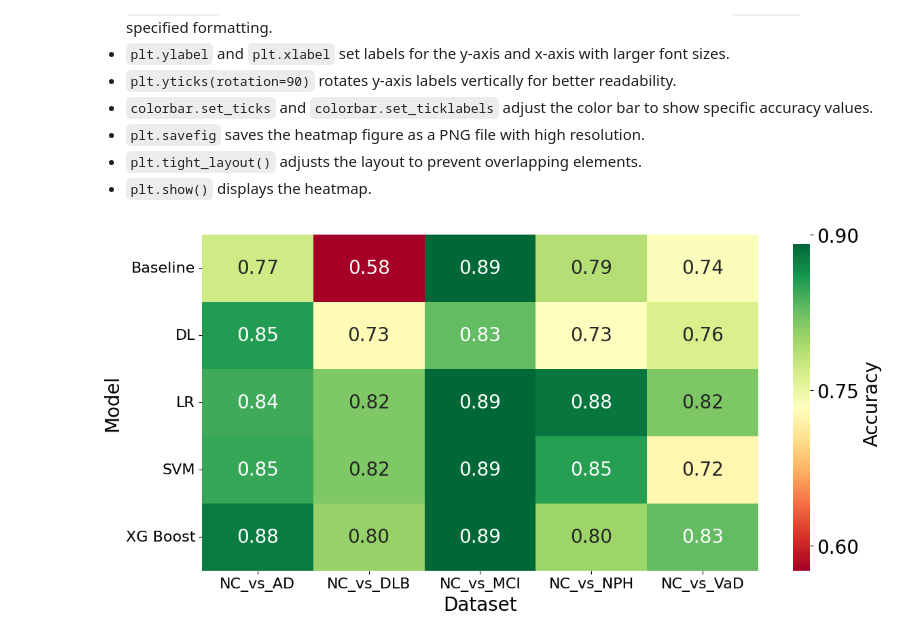
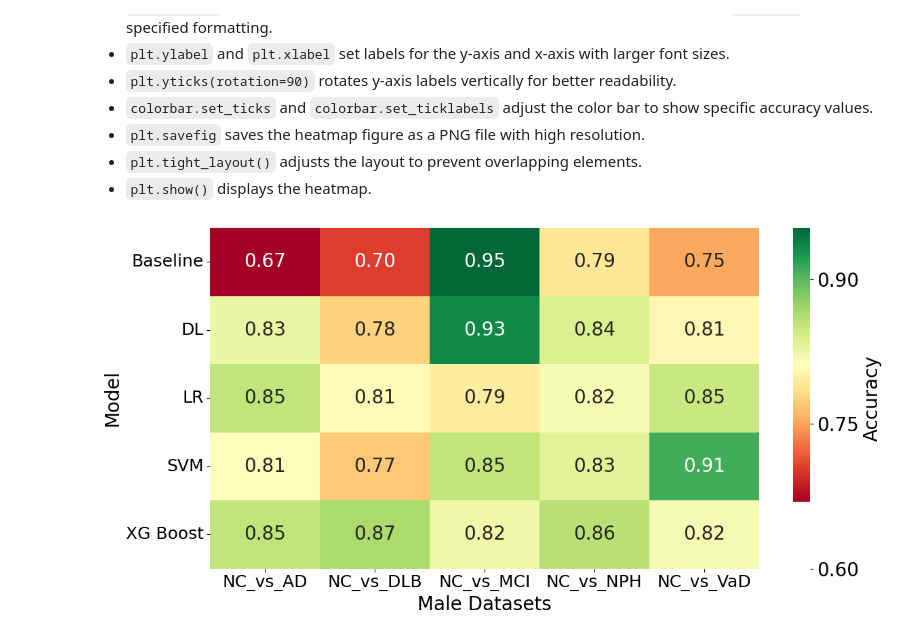
Before and after one commit to vetskiver/Machine-Learning-Uncovers-miRNA-Biomarkers-for-Dementia-Enriched-in-Congenital-Eye-Disease-Pathways, a Jupyter notebook: visualizations/create_heatmaps.ipynb, the cells around one changed output. Saved outputs shown, nothing was run; the diff lists cells and outputs as text; code cells hidden in the pictures.

Commit message:
heatmap updated

```diff
--- a/visualizations/create_heatmaps.ipynb
+++ b/visualizations/create_heatmaps.ipynb
@@ -15,7 +15,7 @@ import pandas as pd
 * `file_path` specifies the location of the CSV file containing the classifier performance metrics.
 * `pd.read_csv(file_path)` reads the CSV file into a DataFrame named `all_metrics`, which holds the performance data of various classifiers.
 # %%
-file_path = '/home/aghasemi/CompBio481/ML_classifiers/classifiers_performance.csv'
+file_path = '/home/aghasemi/CompBio481/ML_classifiers/classifiers_male_performance.csv'
 
 all_metrics = pd.read_csv(file_path)
 # %% [markdown]
@@ -55,26 +55,26 @@ heatmap_data_accuracy = important_metrics.pivot("Model", "Dataset", "Accuracy")
 # %%
 plt.figure(figsize=(12, 6))  # Adjusting the overall size of the heatmap
 ax1 = sns.heatmap(heatmap_data_accuracy, annot=True, cmap='RdYlGn', fmt=".2f",
                   cbar_kws={'label': 'Accuracy'}, annot_kws={"size": 20})  # Bigger font size for annotations
 plt.ylabel('Model', fontsize=20)
-plt.xlabel('Dataset', fontsize=20)
+plt.xlabel('Male Datasets', fontsize=20)
 
 # Rotate model names to be vertical
 plt.yticks(rotation=90)
 plt.xticks()
 
 # Adjusting the color bar to show specific numbers
 colorbar = ax1.collections[0].colorbar
 colorbar.set_ticks([0.60, 0.75, 0.90])  # Set ticks at specific values
 colorbar.set_ticklabels(['0.60', '0.75', '0.90'], fontsize=20)  # Label ticks with the actual values
 colorbar.set_label('Accuracy', fontsize=20)  # Set the font size for the color bar label
-plt.xticks(fontsize=16)
-plt.yticks(fontsize=16, rotation=0)  # Increase font size for y-axis ticks and set rotation to horizontal
+plt.xticks(fontsize=18)
+plt.yticks(fontsize=18, rotation=0)  # Increase font size for y-axis ticks and set rotation to horizontal
 
 # Save the figure for Accuracy with high DPI for better resolution
-plt.savefig('/home/aghasemi/CompBio481/ML_classifiers/ML_classifiers_results/model_accuracy_heatmap.png', dpi=300, format='png')
+plt.savefig('/home/aghasemi/CompBio481/ML_classifiers/ML_classifiers_results/male_model_accuracy_heatmap.png', dpi=300, format='png')
 
 plt.tight_layout()
 plt.show()
 # %% [output]
-[figure, old version]
+[figure, new version]
```
